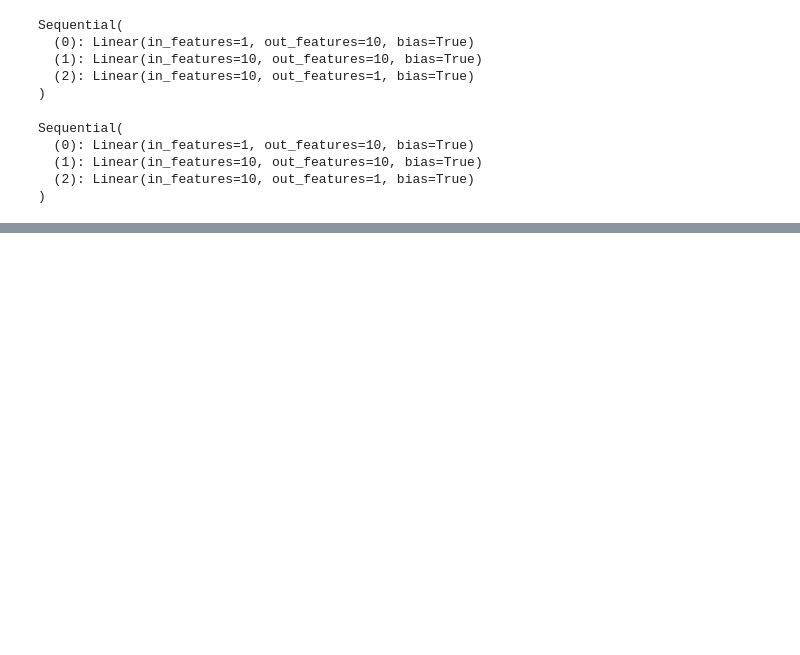
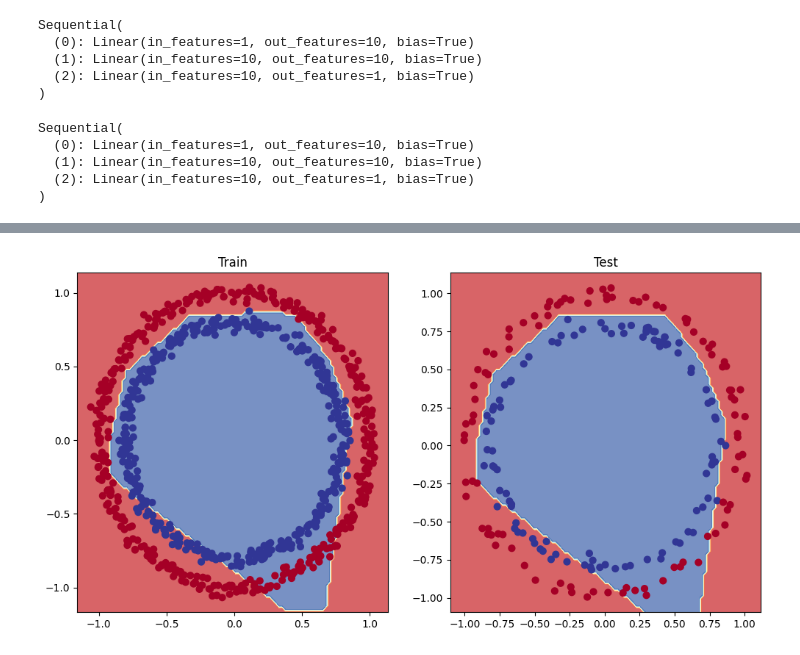
Before and after one commit to abhishek-marathe04/learning-pytorch, a Jupyter notebook: 02_pytorch_classification.ipynb, the cells around one changed output, grey strips where cells are left out. Drawn from its saved outputs; the diff is of its cells as text; code cells hidden in the pictures; blank space fills up the shorter version.

```diff
--- a/02_pytorch_classification.ipynb
+++ b/02_pytorch_classification.ipynb
@@ -709,0 +732,16 @@ plot_predictions(predictions=y_preds_regression.cpu());
+# %%
+# Convert data to tensors and then to train and test splits
+import torch
+from sklearn.model_selection import train_test_split
+
+# Turn data into tensors
+X = torch.from_numpy(X).type(torch.float)
+y = torch.from_numpy(y).type(torch.float)
+
+# Split into train and test sets
+X_train, X_test, y_train, y_test = train_test_split(X,
+                                                    y,
+                                                    test_size=0.2,
+                                                    random_state=42)
+
+X_train[:5], y_train[:5]
@@ -709,0 +762,14 @@ plot_predictions(predictions=y_preds_regression.cpu());
+# %%
+class CircleModelV2(nn.Module):
+  def __init__(self, *args, **kwargs) -> None:
+    super().__init__(*args, **kwargs)
+    self.layer_1 = nn.Linear(in_features=2, out_features=10)
+    self.layer_2 = nn.Linear(in_features=10, out_features=10)
+    self.layer_3 = nn.Linear(in_features=10, out_features=1)
+    self.relu = nn.ReLU()
+
+  def forward(self, x: torch.tensor) -> torch.tensor :
+    return self.layer_3(self.relu(self.layer_2(self.relu(self.layer_1(x)))))
+# %%
+model_3 = CircleModelV2().to(device)
+model_3
@@ -709,0 +783,5 @@ plot_predictions(predictions=y_preds_regression.cpu());
+# %%
+# Lets create loss function
+loss_fn = nn.BCEWithLogitsLoss()
+
+optimizer = torch.optim.SGD(params=model_3.parameters(), lr=0.1)
@@ -709,0 +853,10 @@ plot_predictions(predictions=y_preds_regression.cpu());
+# %%
+plt.figure(figsize=(12,6))
+plt.subplot(1,2,1)
+plt.title("Train")
+plot_decision_boundary(model_3, X_train, y_train)
+plt.subplot(1,2,2)
+plt.title("Test")
+plot_decision_boundary(model_3, X_test, y_test)
+# %% [output]
+[figure, added]
```
Also changed, not shown: parts of 16 cells of this notebook.
